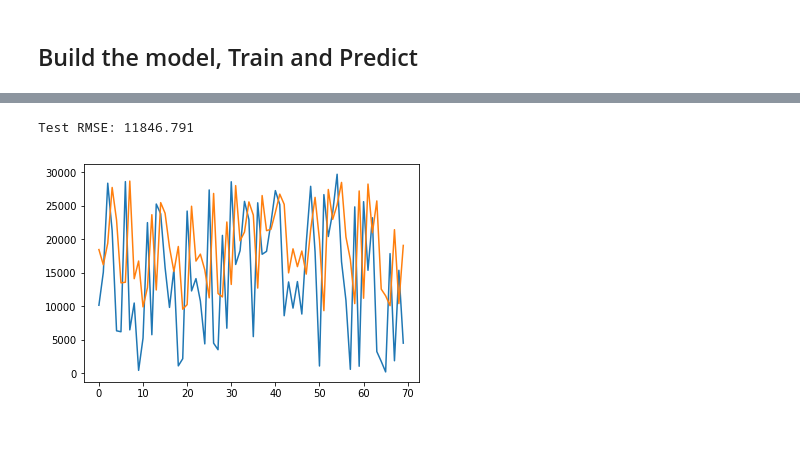
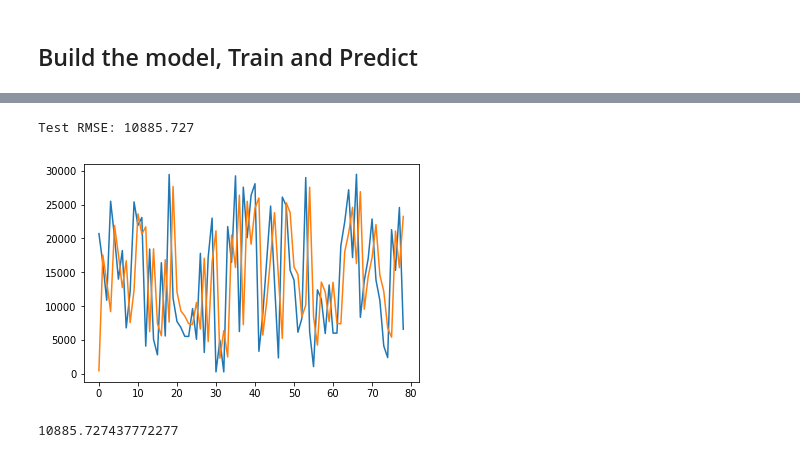
Before and after one commit to zihao12/qb_ML, a Jupyter notebook: code/time_series_full_tutorial_WangZihao.ipynb, the cells around one changed output, grey strips where cells are left out. Saved outputs shown, nothing was run; the diff lists cells and outputs as text; code cells hidden in the pictures.

```diff
--- a/code/time_series_full_tutorial_WangZihao.ipynb
+++ b/code/time_series_full_tutorial_WangZihao.ipynb
@@ -125,3 +151,7 @@ print(test.shape)
 # %% [output]
 (139, 2)
 (70, 2)
+# %%
+train, test = supervised_values[:139], supervised_values[139:]
+print(train.shape)
+print(test.shape)
@@ -177,6 +249,6 @@ def forecast_lstm(model, batch_size, X):
 # %%
 # fit the model
-lstm_model = fit_lstm(train_scaled, 1, 5, 4)
+lstm_model = fit_lstm(train_scaled, batch_size = 1, nb_epoch= 5, neurons =4)
 # forecast the entire training dataset to build up state for forecasting
 train_reshaped = train_scaled[:, 0].reshape(len(train_scaled), 1, 1)
 lstm_model.predict(train_reshaped, batch_size=1)
@@ -186,7 +258,8 @@ predictions = list()
 for i in range(len(test_scaled)):
 	# make one-step forecast
 	X, y = test_scaled[i, 0:-1], test_scaled[i, -1]
-	yhat = forecast_lstm(lstm_model, 1, X)
+	yhat = forecast_lstm(lstm_model, 10, X)
+
 	# invert scaling
 	yhat = invert_scale(scaler, X, yhat)
 	# invert differencing
@@ -194,7 +267,7 @@ for i in range(len(test_scaled)):
 	# store forecast
 	predictions.append(yhat)
 	expected = raw_values[len(train) + i + 1]
-	print('Month=%d, Predicted=%f, Expected=%f' % (i+1, yhat, expected))
+	#print('Month=%d, Predicted=%f, Expected=%f' % (i+1, yhat, expected))
 
 # report performance
 rmse = sqrt(mean_squared_error(raw_values[-70:], predictions))
@@ -225,8 +282,9 @@ Test RMSE: 277.743
 # %%
-def try_neurons_batch(batch_size = 1, num_neurons = 4, num_train = 70, rand = False):
+def lstm_experiment(batch_size = 1, num_neurons = 4, num_train = 130, rand = False):
     series = read_csv('../data/theft_data.csv', header=0, parse_dates=[0], index_col=0, squeeze=True, date_parser=parser)
     if rand:
         import random
+        random.seed(12345)
         rand = random.sample(range(200,30000),series.shape[0])
         series = Series(data = rand, index=series.index)
 
@@ -236,7 +294,7 @@ def try_neurons_batch(batch_size = 1, num_neurons = 4, num_train = 70, rand = Fa
     supervised_values = supervised.values
 
     # split data into train and test-sets
-    train, test = supervised_values[0:-num_train], supervised_values[-num_train:]
+    train, test = supervised_values[:num_train], supervised_values[num_train:]
 
     # transform the scale of the data
     scaler, train_scaled, test_scaled = scale(train, test)
@@ -245,10 +303,11 @@ def try_neurons_batch(batch_size = 1, num_neurons = 4, num_train = 70, rand = Fa
     lstm_model = fit_lstm(train_scaled, 1, 5, 4)
     # forecast the entire training dataset to build up state for forecasting
     train_reshaped = train_scaled[:, 0].reshape(len(train_scaled), 1, 1)
-    lstm_model.predict(train_reshaped, batch_size=1)
+    #lstm_model.predict(train_reshaped, batch_size=1)
 
     # walk-forward validation on the test data
     predictions = list()
+
     for i in range(len(test_scaled)):
         # make one-step forecast
         X, y = test_scaled[i, 0:-1], test_scaled[i, -1]
@@ -263,15 +322,16 @@ def try_neurons_batch(batch_size = 1, num_neurons = 4, num_train = 70, rand = Fa
         #print('Month=%d, Predicted=%f, Expected=%f' % (i+1, yhat, expected))
 
     # report performance
-    rmse = sqrt(mean_squared_error(raw_values[-num_train:], predictions))
+    rmse = sqrt(mean_squared_error(raw_values[num_train+1:], predictions))
     print('Test RMSE: %.3f' % rmse)
     # line plot of observed vs predicted
-#     pyplot.plot(raw_values[-num_train:])
-#     pyplot.plot(predictions)
-#     pyplot.show()
+    pyplot.plot(raw_values[num_train+1:])
+    pyplot.plot(predictions)
+    pyplot.show()
     return(rmse)
 # %%
-try_neurons_batch(batch_size=1, num_neurons=8, rand = True)
+lstm_experiment(batch_size=1, num_neurons=8, rand = True)
 # %% [output]
-Test RMSE: 11846.791
+Test RMSE: 10885.727
-[figure, old version]
+[figure, new version]
+10885.727437772277
```
Also changed, not shown: parts of 29 cells of this notebook.
